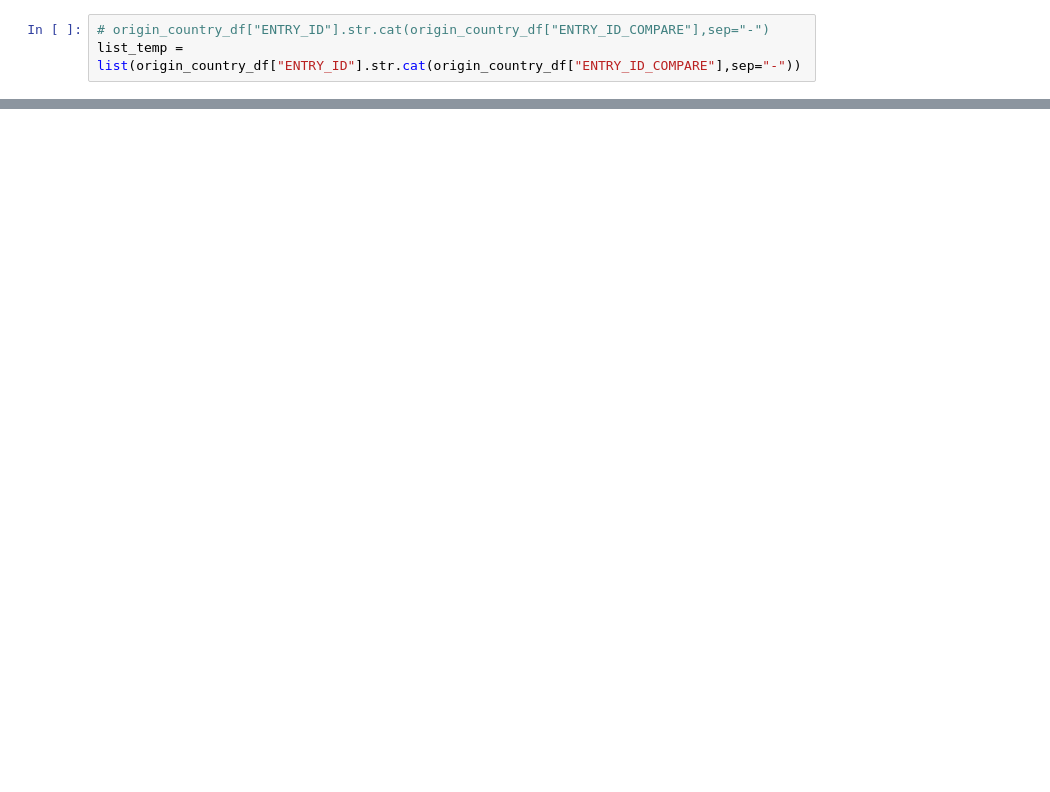
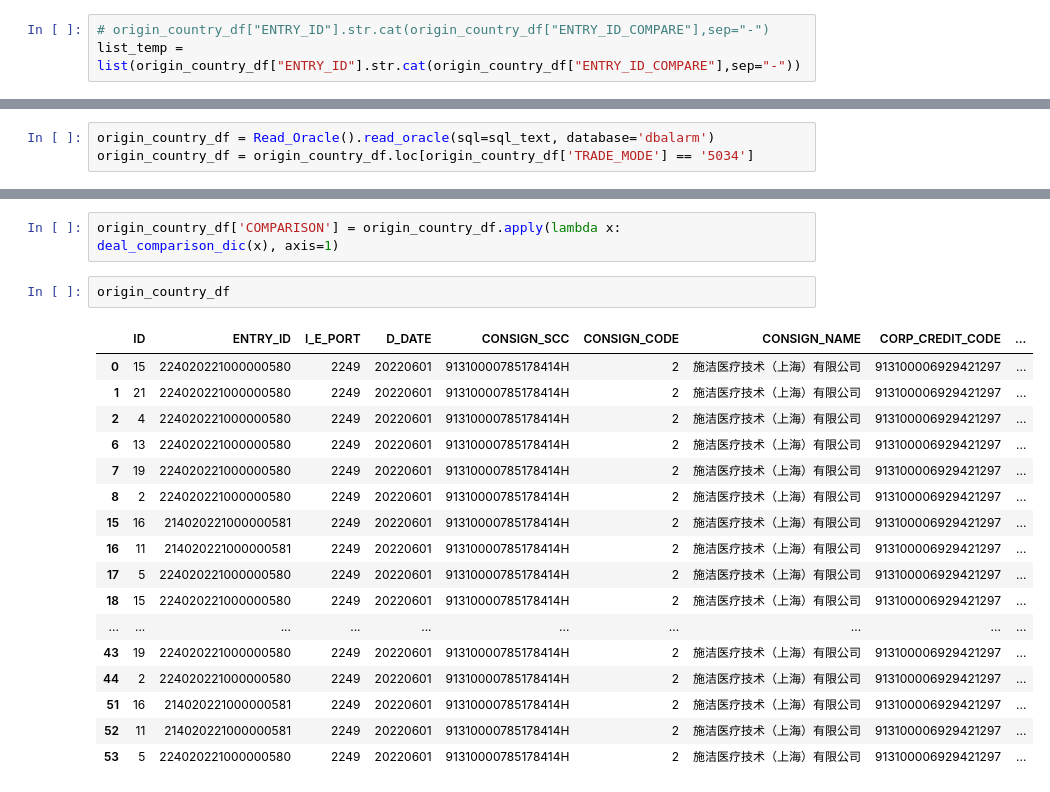
Before and after one commit to xx0746/logic_clean, a Jupyter notebook: logic.ipynb, the cells around one changed output, grey strips where cells are left out. Cells and saved outputs as stored; diff of their text form; blank space fills up the shorter version.

```diff
--- a/logic.ipynb
+++ b/logic.ipynb
@@ -607,0 +910,3 @@ entry_df_distinct
+# %%
+origin_country_df = Read_Oracle().read_oracle(sql=sql_text, database='dbalarm')
+origin_country_df = origin_country_df.loc[origin_country_df['TRADE_MODE'] == '5034']
@@ -607,0 +917,22 @@ entry_df_distinct
+# %%
+origin_country_df['COMPARISON'] = origin_country_df.apply(lambda x: deal_comparison_dic(x), axis=1)
+# %%
+origin_country_df
+# %% [output]
+|  | ID | ENTRY_ID | I_E_PORT | D_DATE | CONSIGN_SCC | CONSIGN_CODE | CONSIGN_NAME | CORP_CREDIT_CODE | ... |
+| 0 | 15 | 224020221000000580 | 2249 | 20220601 | 91310000785178414H | 2 | 施洁医疗技术（上海）有限公司 | 913100006929421297 | ... |
+| 1 | 21 | 224020221000000580 | 2249 | 20220601 | 91310000785178414H | 2 | 施洁医疗技术（上海）有限公司 | 913100006929421297 | ... |
+| 2 | 4 | 224020221000000580 | 2249 | 20220601 | 91310000785178414H | 2 | 施洁医疗技术（上海）有限公司 | 913100006929421297 | ... |
+| 6 | 13 | 224020221000000580 | 2249 | 20220601 | 91310000785178414H | 2 | 施洁医疗技术（上海）有限公司 | 913100006929421297 | ... |
+| 7 | 19 | 224020221000000580 | 2249 | 20220601 | 91310000785178414H | 2 | 施洁医疗技术（上海）有限公司 | 913100006929421297 | ... |
+| 8 | 2 | 224020221000000580 | 2249 | 20220601 | 91310000785178414H | 2 | 施洁医疗技术（上海）有限公司 | 913100006929421297 | ... |
+| 15 | 16 | 214020221000000581 | 2249 | 20220601 | 91310000785178414H | 2 | 施洁医疗技术（上海）有限公司 | 913100006929421297 | ... |
+| 16 | 11 | 214020221000000581 | 2249 | 20220601 | 91310000785178414H | 2 | 施洁医疗技术（上海）有限公司 | 913100006929421297 | ... |
+| 17 | 5 | 224020221000000580 | 2249 | 20220601 | 91310000785178414H | 2 | 施洁医疗技术（上海）有限公司 | 913100006929421297 | ... |
+| 18 | 15 | 224020221000000580 | 2249 | 20220601 | 91310000785178414H | 2 | 施洁医疗技术（上海）有限公司 | 913100006929421297 | ... |
+| ... | ... | ... | ... | ... | ... | ... | ... | ... | ... |
+| 43 | 19 | 224020221000000580 | 2249 | 20220601 | 91310000785178414H | 2 | 施洁医疗技术（上海）有限公司 | 913100006929421297 | ... |
+| 44 | 2 | 224020221000000580 | 2249 | 20220601 | 91310000785178414H | 2 | 施洁医疗技术（上海）有限公司 | 913100006929421297 | ... |
+| 51 | 16 | 214020221000000581 | 2249 | 20220601 | 91310000785178414H | 2 | 施洁医疗技术（上海）有限公司 | 913100006929421297 | ... |
+| 52 | 11 | 214020221000000581 | 2249 | 20220601 | 91310000785178414H | 2 | 施洁医疗技术（上海）有限公司 | 913100006929421297 | ... |
+| 53 | 5 | 224020221000000580 | 2249 | 20220601 | 91310000785178414H | 2 | 施洁医疗技术（上海）有限公司 | 913100006929421297 | ... |
```
Also changed, not shown: parts of 32 cells of this notebook, 4 other files.
